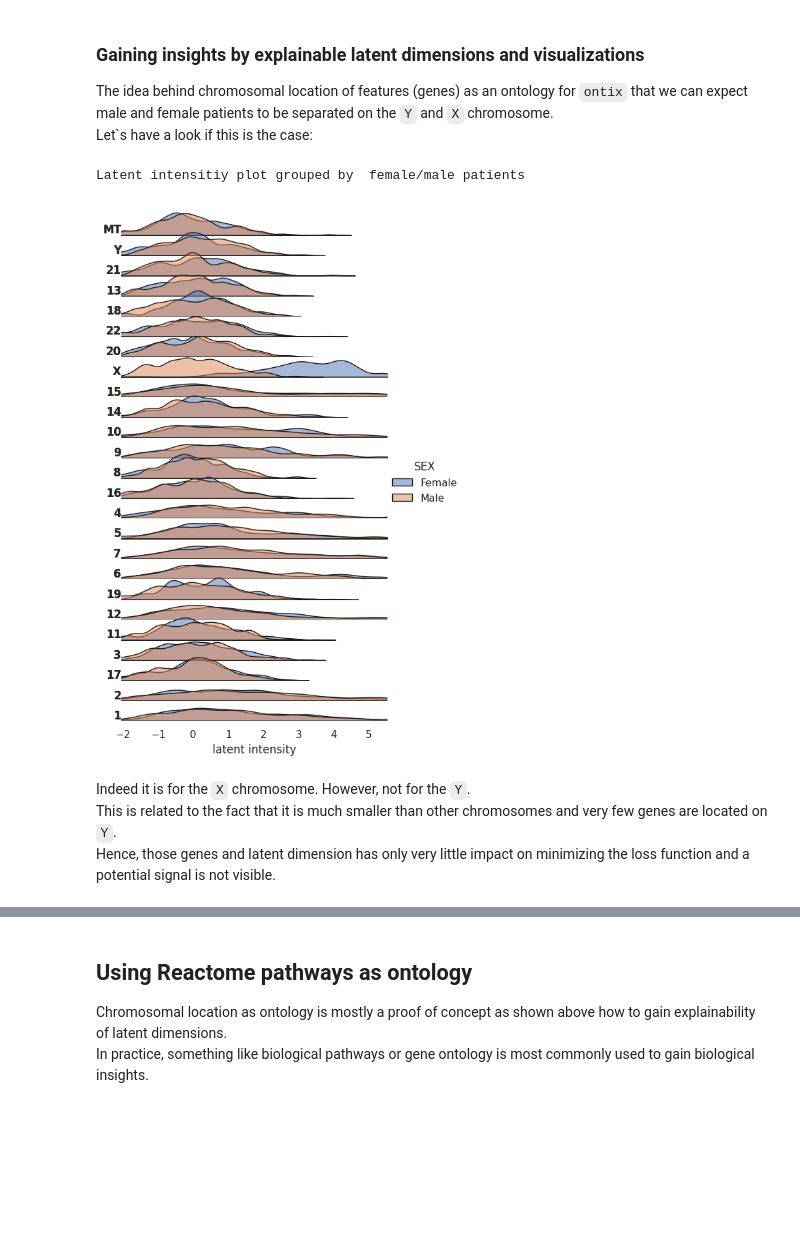
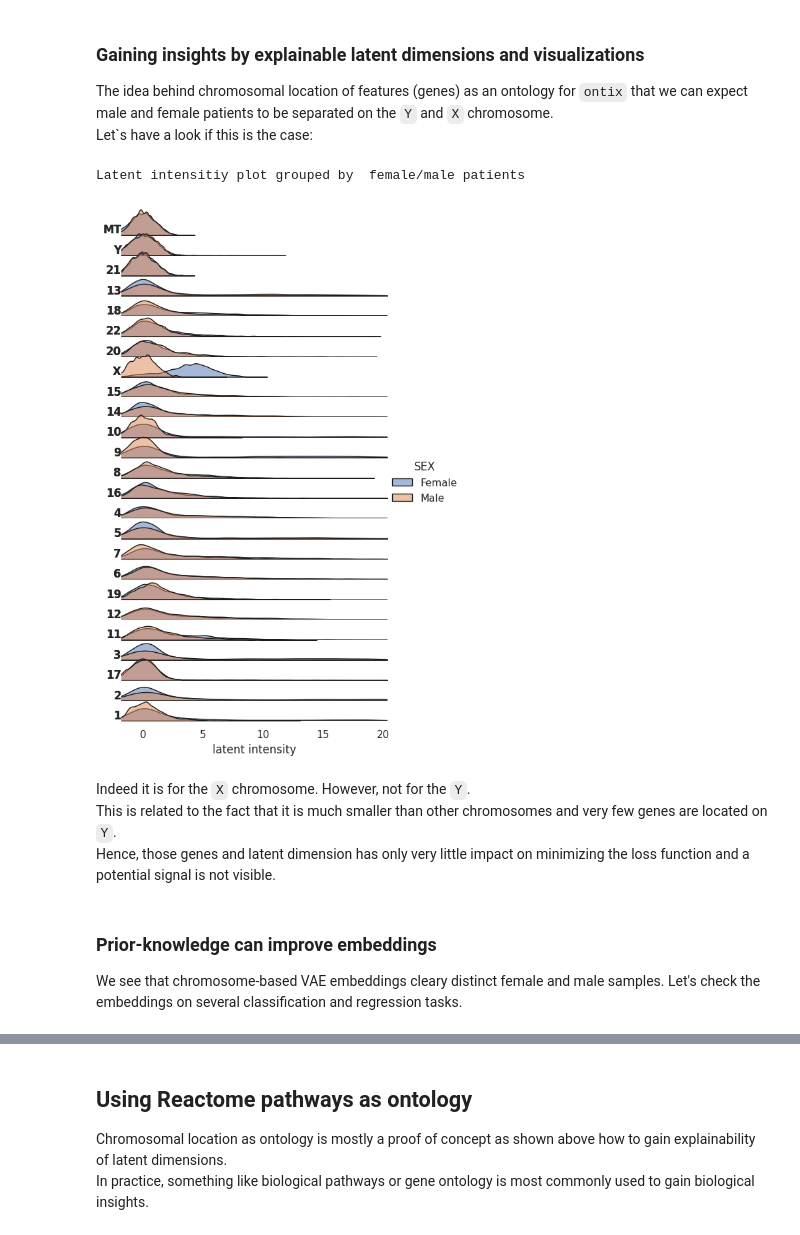
Before and after one commit to jan-forest/autoencodix, a Jupyter notebook: Tutorials/Advanced_Ontix.ipynb, the cells around one changed output, grey strips where cells are left out. Cells and saved outputs as stored; diff of their text form; code cells hidden in the pictures; blank space fills up the shorter version.

Commit message:
Rework and improved Tutorials. Solved issues in ml_task and requested feature to output better model summary

```diff
--- a/Tutorials/Advanced_Ontix.ipynb
+++ b/Tutorials/Advanced_Ontix.ipynb
@@ -212,15 +213,18 @@ Let`s have a look if this is the case:
 # %%
 from IPython.display import Image
 from IPython.display import display
 
-ridgeline_chr = Image(filename='reports/STAD-Chr-Ontix/figures/latent_dist_SEX.png', width=600)
+ridgeline_chr = Image(filename='reports/TCGA-Chr-Ontix/figures/latent_dist_SEX.png', width=600)
 
 print("Latent intensitiy plot grouped by  female/male patients")
 display(ridgeline_chr)
 # %% [output]
 Latent intensitiy plot grouped by  female/male patients
-[figure, old version]
+[figure, new version]
 # %% [markdown]
 Indeed it is for the `X` chromosome. However, not for the `Y`.
 This is related to the fact that it is much smaller than other chromosomes and very few genes are located on `Y`.
 Hence, those genes and latent dimension has only very little impact on minimizing the loss function and a potential signal is not visible.
+# %% [markdown]
+### Prior-knowledge can improve embeddings
+We see that chromosome-based VAE embeddings cleary distinct female and male samples. Let's check the embeddings on several classification and regression tasks.
```
Also changed, not shown: parts of 17 cells of this notebook, 11 other files.
